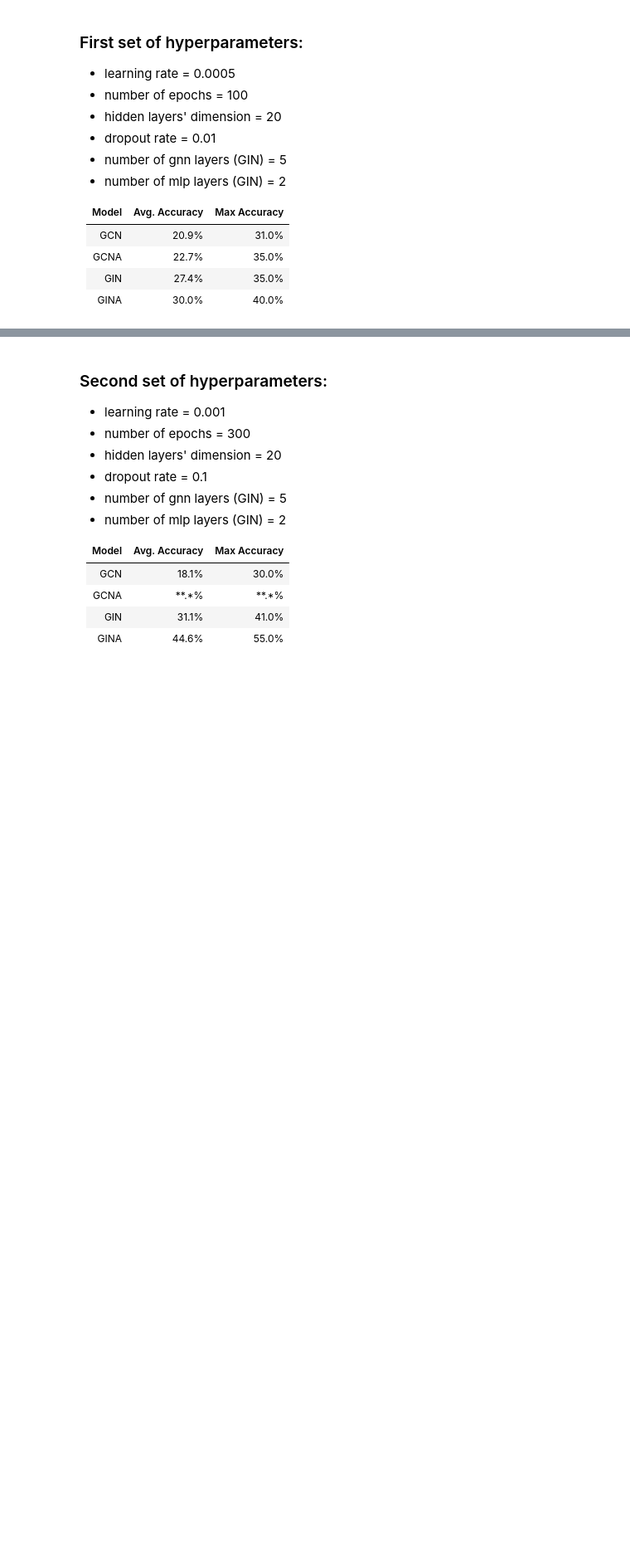
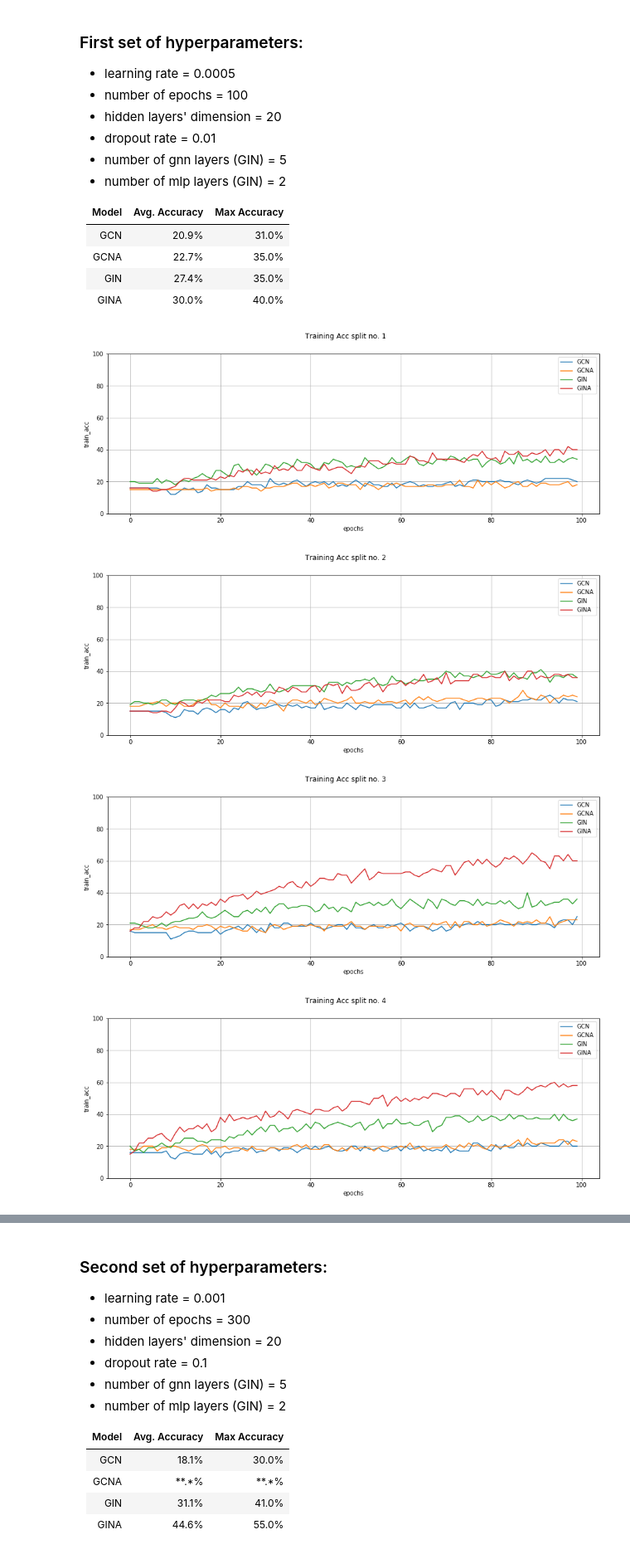
Before and after one commit to theatamna/PFE, a Jupyter notebook: ENZYMES.ipynb, the cells around one changed output, grey strips where cells are left out. Shown at 83% size. Saved outputs shown, nothing was run; the diff lists cells and outputs as text; code cells hidden in the pictures; blank space fills up the shorter version.

Commit message:
added training curves

```diff
--- a/ENZYMES.ipynb
+++ b/ENZYMES.ipynb
@@ -44,6 +44,7 @@ def plot_learning_curves(train_log):
 def plot_training_acc(logs, n_folds, model_names):
     for i in range(n_folds):
         fig = plt.figure(figsize=(15,5))
+        fig.suptitle("Training Acc split no. {}".format(i+1))
         ax = plt.axes()
         ax.grid()
         ax.set(xlabel="epochs", ylabel="train_acc")
@@ -92,3 +93,10 @@ Percentage of class 6: 16.67%
 |  GCNA |     22.7%     |     35.0%    |
 |  GIN  |     27.4%     |     35.0%    |
 |  GINA |     30.0%     |     40.0%    |
+# %%
+plot_training_acc(config_1_logs, 10, model_names)
+# %% [output]
+[figure, added]
+[figure, added]
+[figure, added]
+[figure, added]
```
Also changed, not shown: parts of 2 cells of this notebook.
